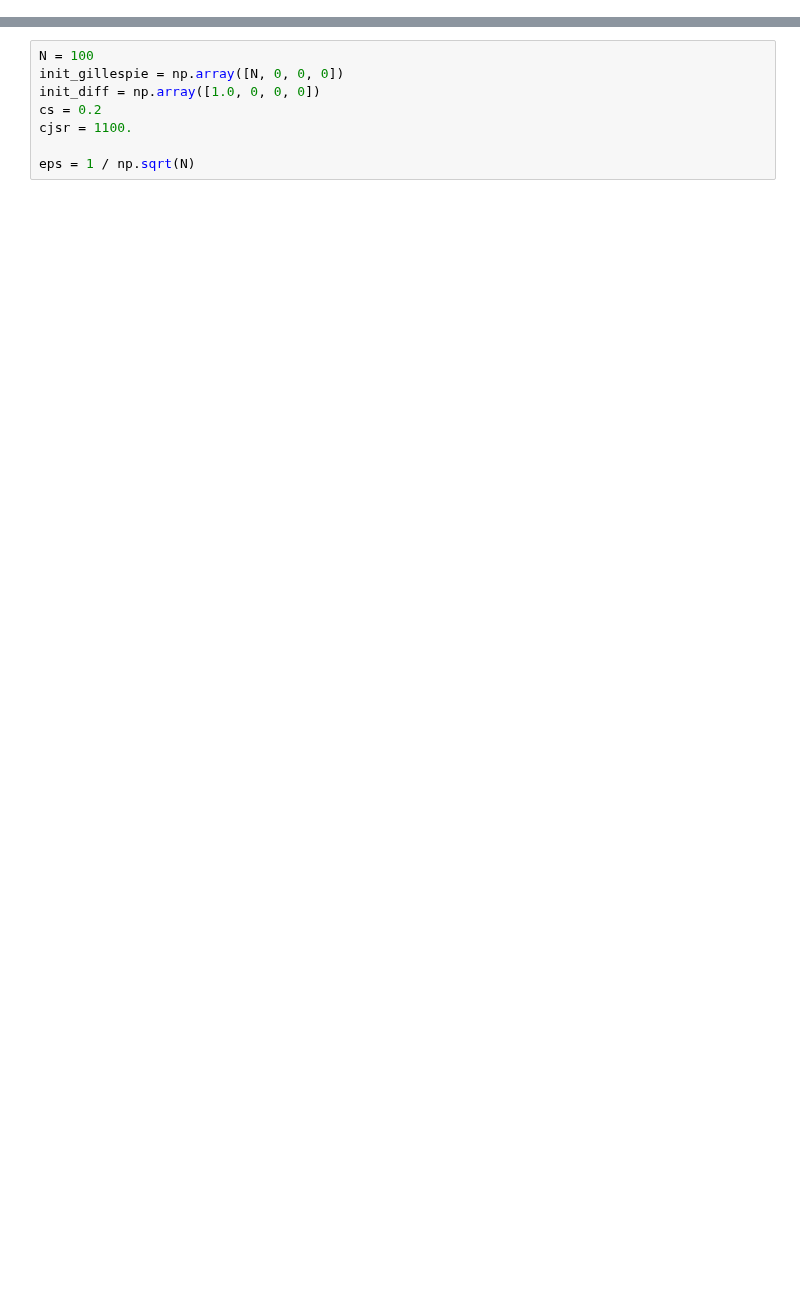
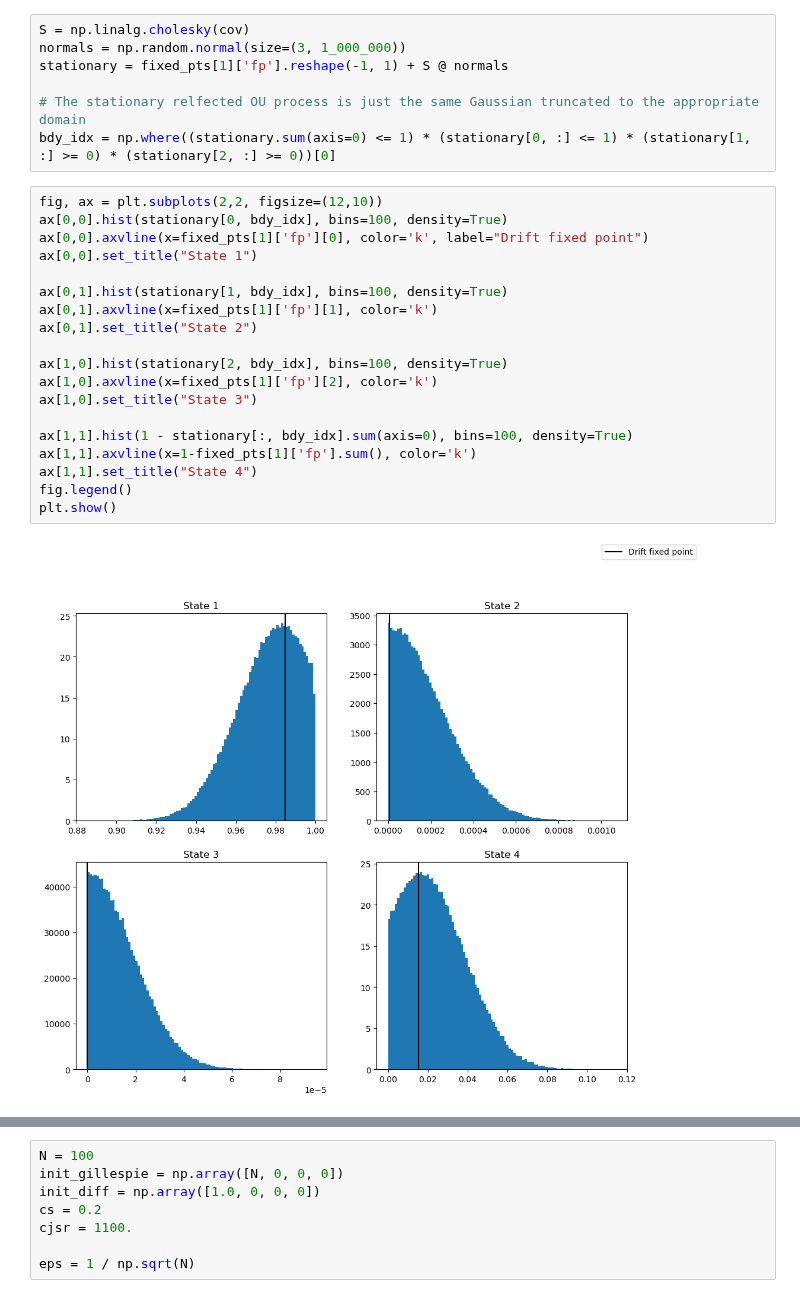
Before and after one commit to lukeoloughlin/GW-model, a Jupyter notebook: src/restrepo/cpu/ryr.ipynb, the cells around one changed output, grey strips where cells are left out. Cells and saved outputs as stored; diff of their text form; blank space fills up the shorter version.

```diff
--- a/src/restrepo/cpu/ryr.ipynb
+++ b/src/restrepo/cpu/ryr.ipynb
@@ -58,0 +44,28 @@ plt.show()
+# %%
+S = np.linalg.cholesky(cov)
+normals = np.random.normal(size=(3, 1_000_000))
+stationary = fixed_pts[1]['fp'].reshape(-1, 1) + S @ normals
+
+# The stationary relfected OU process is just the same Gaussian truncated to the appropriate domain
+bdy_idx = np.where((stationary.sum(axis=0) <= 1) * (stationary[0, :] <= 1) * (stationary[1, :] >= 0) * (stationary[2, :] >= 0))[0]
+# %%
+fig, ax = plt.subplots(2,2, figsize=(12,10))
+ax[0,0].hist(stationary[0, bdy_idx], bins=100, density=True)
+ax[0,0].axvline(x=fixed_pts[1]['fp'][0], color='k', label="Drift fixed point")
+ax[0,0].set_title("State 1")
+
+ax[0,1].hist(stationary[1, bdy_idx], bins=100, density=True)
+ax[0,1].axvline(x=fixed_pts[1]['fp'][1], color='k')
+ax[0,1].set_title("State 2")
+
+ax[1,0].hist(stationary[2, bdy_idx], bins=100, density=True)
+ax[1,0].axvline(x=fixed_pts[1]['fp'][2], color='k')
+ax[1,0].set_title("State 3")
+
+ax[1,1].hist(1 - stationary[:, bdy_idx].sum(axis=0), bins=100, density=True)
+ax[1,1].axvline(x=1-fixed_pts[1]['fp'].sum(), color='k')
+ax[1,1].set_title("State 4")
+fig.legend()
+plt.show()
+# %% [output]
+[figure, added]
```
Also changed, not shown: parts of 48 cells of this notebook, 7 other files.
